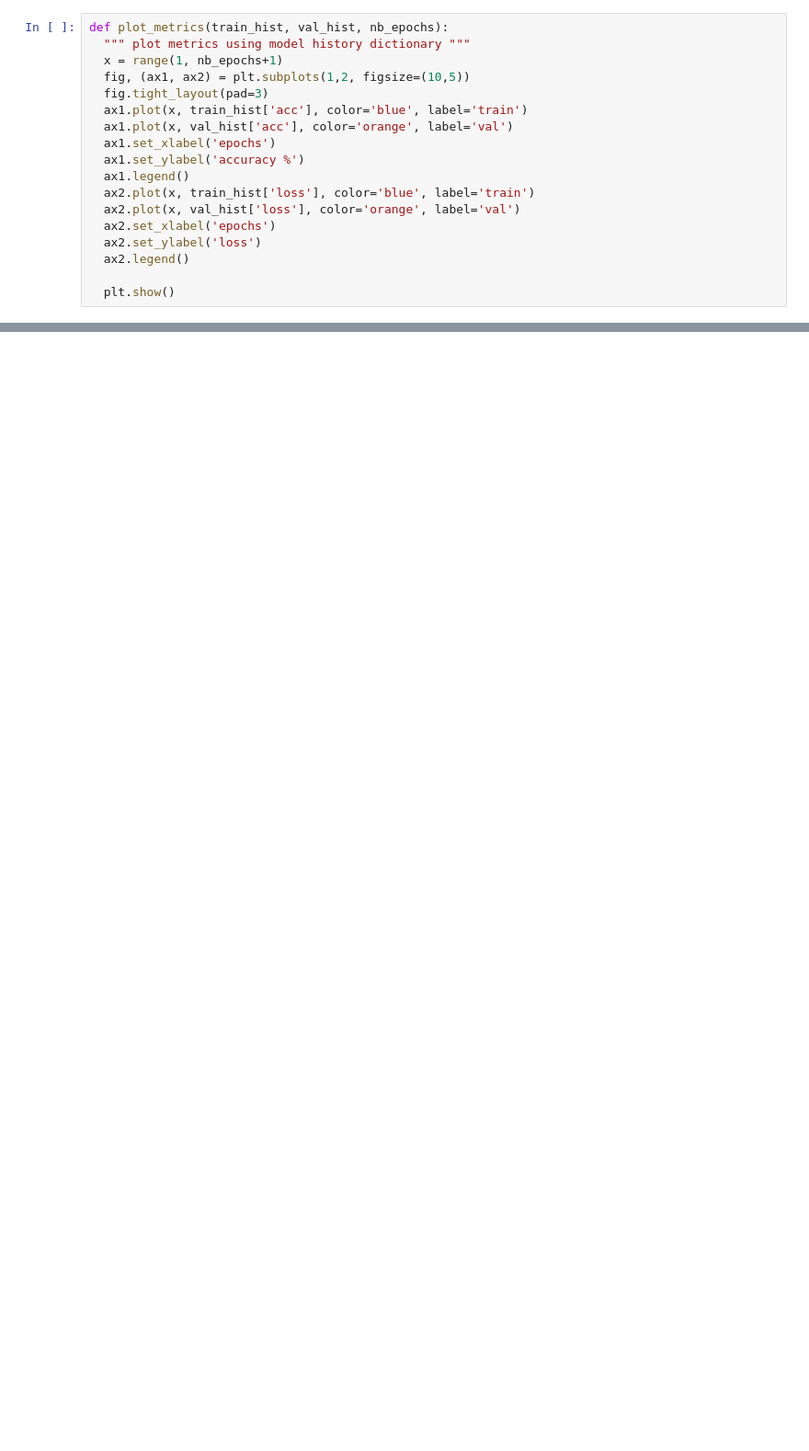
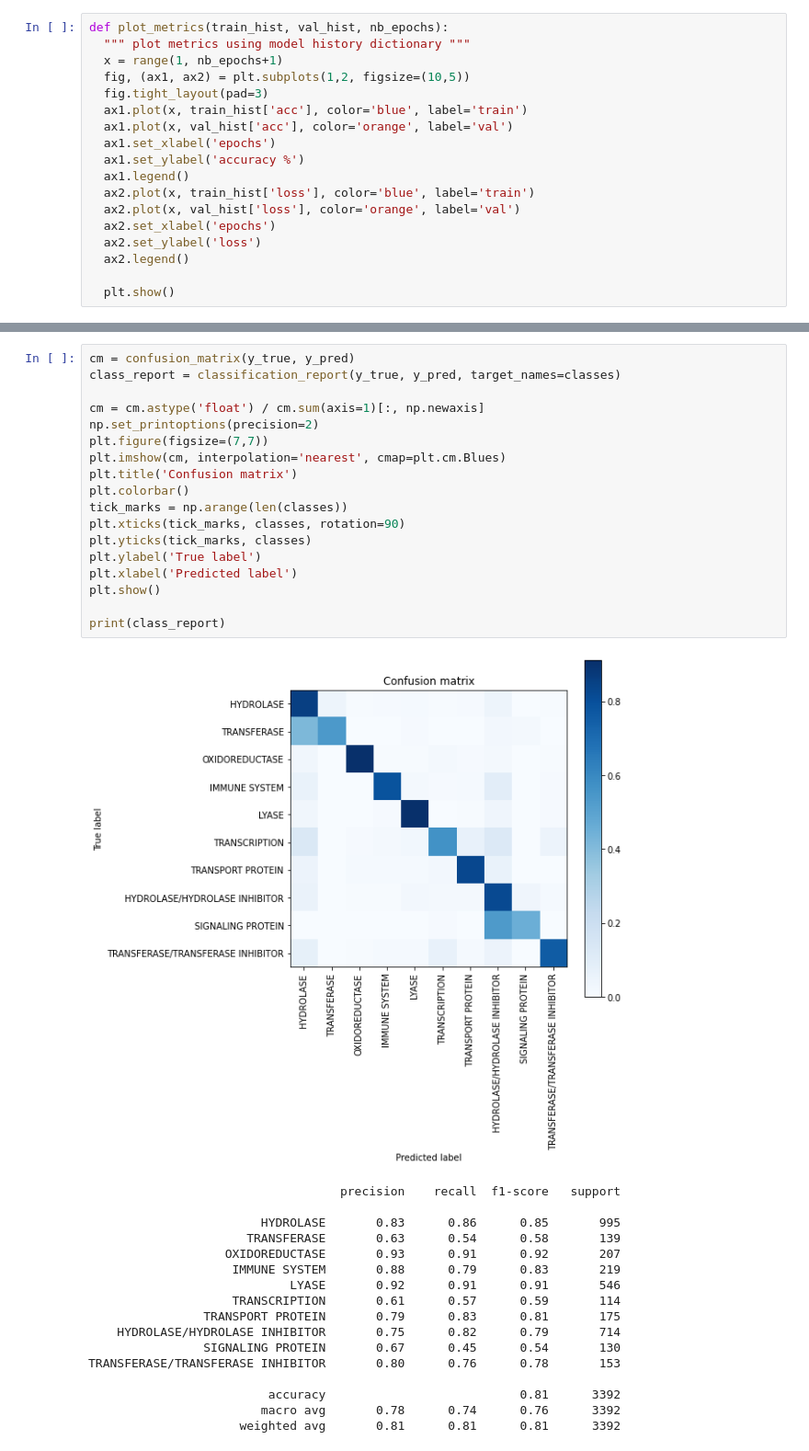
Before and after one commit to jgbrasier/protein-classification, a Jupyter notebook: ProtClass.ipynb, the cells around one changed output, grey strips where cells are left out. Shown at 92% size. Saved outputs shown, nothing was run; the diff lists cells and outputs as text; blank space fills up the shorter version.

```diff
--- a/ProtClass.ipynb
+++ b/ProtClass.ipynb
@@ -507,0 +704,36 @@ plot_metrics(train_hist, val_hist, n_epochs)
+# %%
+cm = confusion_matrix(y_true, y_pred)
+class_report = classification_report(y_true, y_pred, target_names=classes)
+
+cm = cm.astype('float') / cm.sum(axis=1)[:, np.newaxis]
+np.set_printoptions(precision=2)
+plt.figure(figsize=(7,7))
+plt.imshow(cm, interpolation='nearest', cmap=plt.cm.Blues)
+plt.title('Confusion matrix')
+plt.colorbar()
+tick_marks = np.arange(len(classes))
+plt.xticks(tick_marks, classes, rotation=90)
+plt.yticks(tick_marks, classes)
+plt.ylabel('True label')
+plt.xlabel('Predicted label')
+plt.show()
+
+print(class_report)
+# %% [output]
+[figure, added]
+                                   precision    recall  f1-score   support
+
+                        HYDROLASE       0.83      0.86      0.85       995
+                      TRANSFERASE       0.63      0.54      0.58       139
+                   OXIDOREDUCTASE       0.93      0.91      0.92       207
+                    IMMUNE SYSTEM       0.88      0.79      0.83       219
+                            LYASE       0.92      0.91      0.91       546
+                    TRANSCRIPTION       0.61      0.57      0.59       114
+                TRANSPORT PROTEIN       0.79      0.83      0.81       175
+    HYDROLASE/HYDROLASE INHIBITOR       0.75      0.82      0.79       714
+                SIGNALING PROTEIN       0.67      0.45      0.54       130
+TRANSFERASE/TRANSFERASE INHIBITOR       0.80      0.76      0.78       153
+
+                         accuracy                           0.81      3392
+                        macro avg       0.78      0.74      0.76      3392
+                     weighted avg       0.81      0.81      0.81      3392
```
Also changed, not shown: parts of 29 cells of this notebook.
